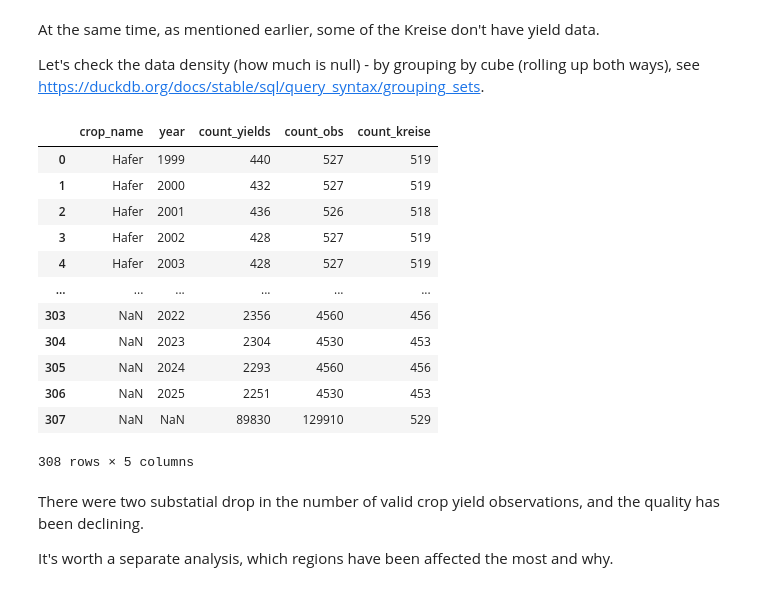
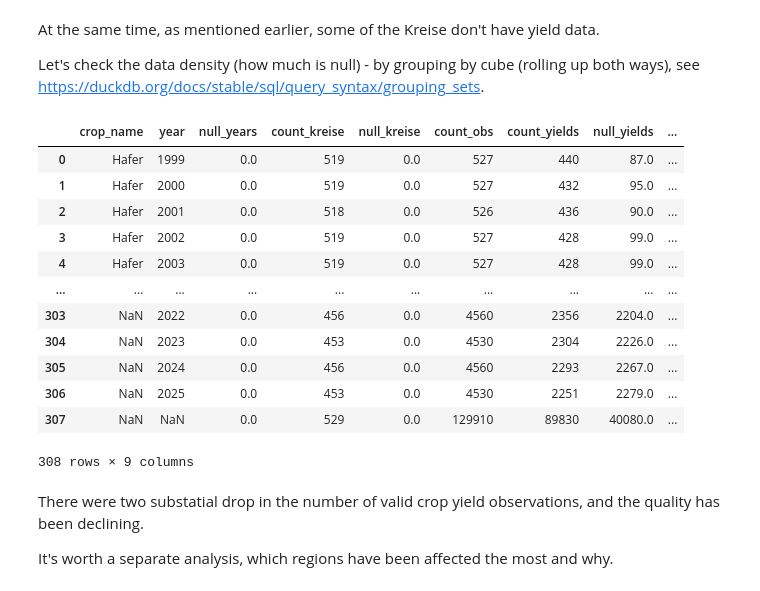
Before and after one commit to zhittsova/agri-weather-yield-drivers, a Jupyter notebook: notebooks/eval-regionalstatistik-yields.ipynb, the cells around one changed output. Saved outputs shown, nothing was run; the diff lists cells and outputs as text; code cells hidden in the pictures.

```diff
--- a/notebooks/eval-regionalstatistik-yields.ipynb
+++ b/notebooks/eval-regionalstatistik-yields.ipynb
@@ -2052,25 +2048,32 @@ At the same time, as mentioned earlier, some of the Kreise don't have yield data
 Let's check the data density (how much is null) - by grouping by cube (rolling up both ways), see https://duckdb.org/docs/stable/sql/query_syntax/grouping_sets.
 # %%
 cube_result = con.sql("""
-    select crop_name, year, count(yield_dt_ha_dec) count_yields, count(*) count_obs, count(distinct kreis_name) count_kreise
+    select crop_name, year
+         , sum(case when year is null then 1 else 0 end) null_years
+         , count(distinct kreis_name) count_kreise
+         , sum(case when kreis_name is null then 1 else 0 end)      null_kreise
+         , count(*)                   count_obs
+         , count(yield_dt_ha_dec)     count_yields
+         , sum(case when yield_dt_ha_dec is null then 1 else 0 end) null_yields
+         , round(null_yields/count_obs, 2) as null_yields_rel
     from vw_kreise_crops_with_nuts1
     group by cube (crop_name, year)
     order by crop_name, year
 """)
 
 cube_result_df = cube_result.df()
 cube_result_df
 # %% [output]
-|  | crop_name | year | count_yields | count_obs | count_kreise |
-| 0 | Hafer | 1999 | 440 | 527 | 519 |
-| 1 | Hafer | 2000 | 432 | 527 | 519 |
-| 2 | Hafer | 2001 | 436 | 526 | 518 |
-| 3 | Hafer | 2002 | 428 | 527 | 519 |
-| 4 | Hafer | 2003 | 428 | 527 | 519 |
-| ... | ... | ... | ... | ... | ... |
-| 303 | NaN | 2022 | 2356 | 4560 | 456 |
-| 304 | NaN | 2023 | 2304 | 4530 | 453 |
-| 305 | NaN | 2024 | 2293 | 4560 | 456 |
-| 306 | NaN | 2025 | 2251 | 4530 | 453 |
-| 307 | NaN | NaN | 89830 | 129910 | 529 |
+|  | crop_name | year | null_years | count_kreise | null_kreise | count_obs | count_yields | null_yields | ... |
+| 0 | Hafer | 1999 | 0.0 | 519 | 0.0 | 527 | 440 | 87.0 | ... |
+| 1 | Hafer | 2000 | 0.0 | 519 | 0.0 | 527 | 432 | 95.0 | ... |
+| 2 | Hafer | 2001 | 0.0 | 518 | 0.0 | 526 | 436 | 90.0 | ... |
+| 3 | Hafer | 2002 | 0.0 | 519 | 0.0 | 527 | 428 | 99.0 | ... |
+| 4 | Hafer | 2003 | 0.0 | 519 | 0.0 | 527 | 428 | 99.0 | ... |
+| ... | ... | ... | ... | ... | ... | ... | ... | ... | ... |
+| 303 | NaN | 2022 | 0.0 | 456 | 0.0 | 4560 | 2356 | 2204.0 | ... |
+| 304 | NaN | 2023 | 0.0 | 453 | 0.0 | 4530 | 2304 | 2226.0 | ... |
+| 305 | NaN | 2024 | 0.0 | 456 | 0.0 | 4560 | 2293 | 2267.0 | ... |
+| 306 | NaN | 2025 | 0.0 | 453 | 0.0 | 4530 | 2251 | 2279.0 | ... |
+| 307 | NaN | NaN | 0.0 | 529 | 0.0 | 129910 | 89830 | 40080.0 | ... |
-308 rows × 5 columns
+308 rows × 9 columns
```
Also changed, not shown: parts of 55 cells of this notebook.
